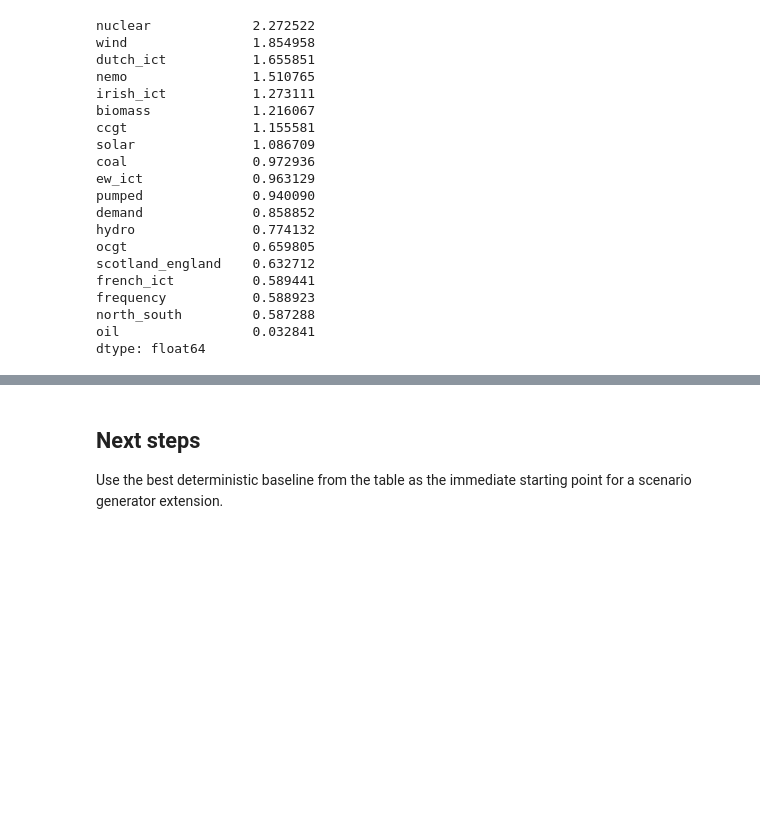
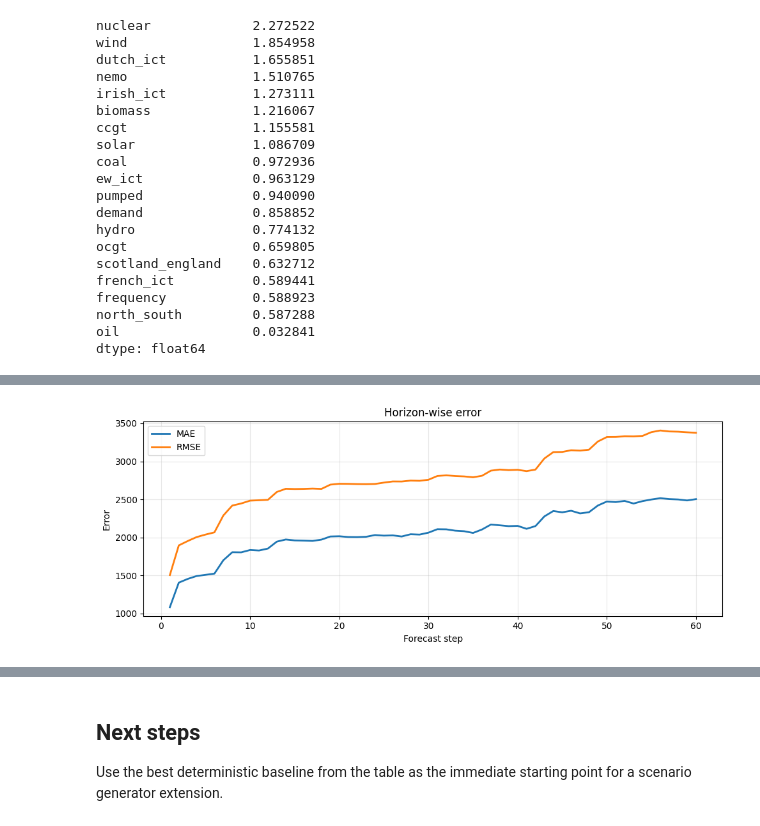
Before and after one commit to jpbarona/quantihack, a Jupyter notebook: src/jp/notebook.ipynb, the cells around one changed output, grey strips where cells are left out. Drawn from its saved outputs; the diff is of its cells as text; code cells hidden in the pictures; blank space fills up the shorter version.

```diff
--- a/src/jp/notebook.ipynb
+++ b/src/jp/notebook.ipynb
@@ -105,11 +105,20 @@ Scaled split shapes: (22572, 19) (4837, 19) (4838, 19)
 # %% [markdown]
 ## Windowing
 # %%
+TARGET_COLUMN = "demand"
+TARGET_INDEX = FEATURE_COLUMNS.index(TARGET_COLUMN)
+BASE_FEATURE_COUNT = len(FEATURE_COLUMNS)
+DELTA_FEATURE_OFFSET = BASE_FEATURE_COUNT
+INPUT_FEATURE_COUNT = BASE_FEATURE_COUNT * 2
+TARGET_DELTA_INDEX = DELTA_FEATURE_OFFSET + TARGET_INDEX
+
+
 class SequenceWindowDataset(Dataset):
-    def __init__(self, data_array, input_window, forecast_horizon):
+    def __init__(self, data_array, input_window, forecast_horizon, target_index):
         self.data_array = data_array.astype(np.float32)
         self.input_window = input_window
         self.forecast_horizon = forecast_horizon
+        self.target_index = target_index
         self.window_count = len(self.data_array) - input_window - forecast_horizon + 1
         if self.window_count <= 0:
             raise ValueError("Data array is too short for requested windows")
@@ -122,15 +131,19 @@ class SequenceWindowDataset(Dataset):
         input_end = input_start + self.input_window
         target_end = input_end + self.forecast_horizon
 
-        x = self.data_array[input_start:input_end]
-        y = self.data_array[input_end:target_end]
+        x_levels = self.data_array[input_start:input_end]
+        x_deltas = np.diff(x_levels, axis=0, prepend=x_levels[0:1])
+        x = np.concatenate([x_levels, x_deltas], axis=1)
+
+        demand_path = self.data_array[input_end - 1:target_end, self.target_index]
+        y = np.diff(demand_path).reshape(-1, 1)
 
         return torch.from_numpy(x), torch.from_numpy(y)
 
 
-train_dataset = SequenceWindowDataset(train_scaled, INPUT_WINDOW, FORECAST_HORIZON)
-valid_dataset = SequenceWindowDataset(valid_scaled, INPUT_WINDOW, FORECAST_HORIZON)
-test_dataset = SequenceWindowDataset(test_scaled, INPUT_WINDOW, FORECAST_HORIZON)
+train_dataset = SequenceWindowDataset(train_scaled, INPUT_WINDOW, FORECAST_HORIZON, target_index=TARGET_INDEX)
+valid_dataset = SequenceWindowDataset(valid_scaled, INPUT_WINDOW, FORECAST_HORIZON, target_index=TARGET_INDEX)
+test_dataset = SequenceWindowDataset(test_scaled, INPUT_WINDOW, FORECAST_HORIZON, target_index=TARGET_INDEX)
 
 train_loader = DataLoader(train_dataset, batch_size=BATCH_SIZE, shuffle=True)
 valid_loader = DataLoader(valid_dataset, batch_size=BATCH_SIZE, shuffle=False)
@@ -454,0 +631,17 @@ dtype: float64
+# %%
+horizon_steps = np.arange(1, FORECAST_HORIZON + 1)
+horizon_mae = np.mean(np.abs(diagnostic_residuals), axis=0)
+horizon_rmse = np.sqrt(np.mean(diagnostic_residuals ** 2, axis=0))
+
+plt.figure(figsize=(10, 4))
+plt.plot(horizon_steps, horizon_mae, label="MAE", linewidth=2)
+plt.plot(horizon_steps, horizon_rmse, label="RMSE", linewidth=2)
+plt.title("Horizon-wise error")
+plt.xlabel("Forecast step")
+plt.ylabel("Error")
+plt.grid(alpha=0.3)
+plt.legend()
+plt.tight_layout()
+plt.show()
+# %% [output]
+[figure, added]
```
Also changed, not shown: parts of 11 cells of this notebook, 1 other file.
